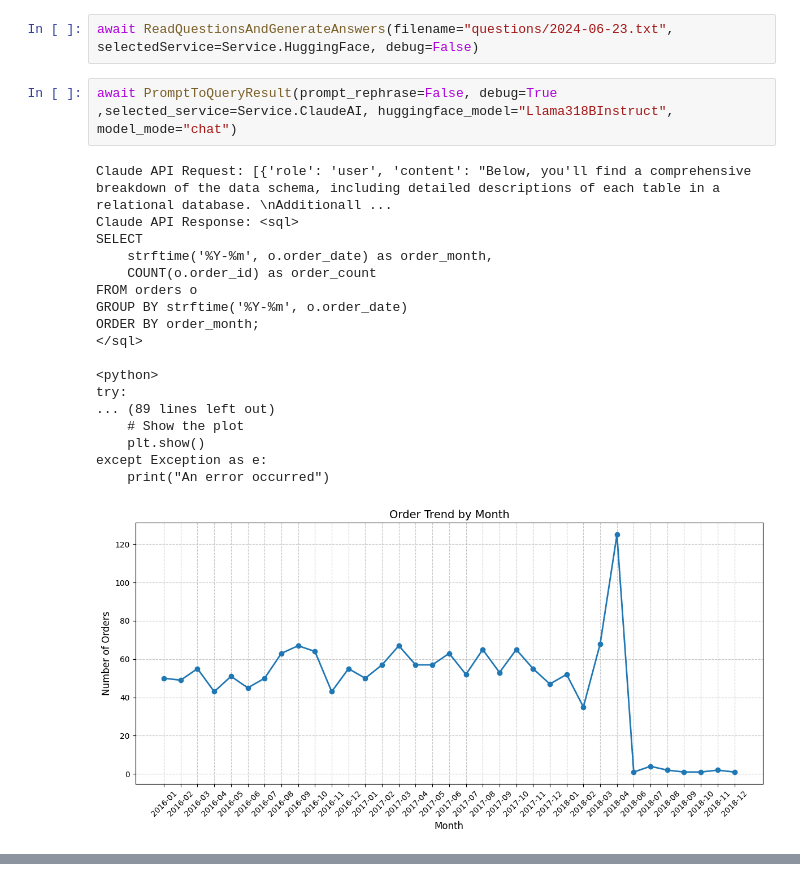
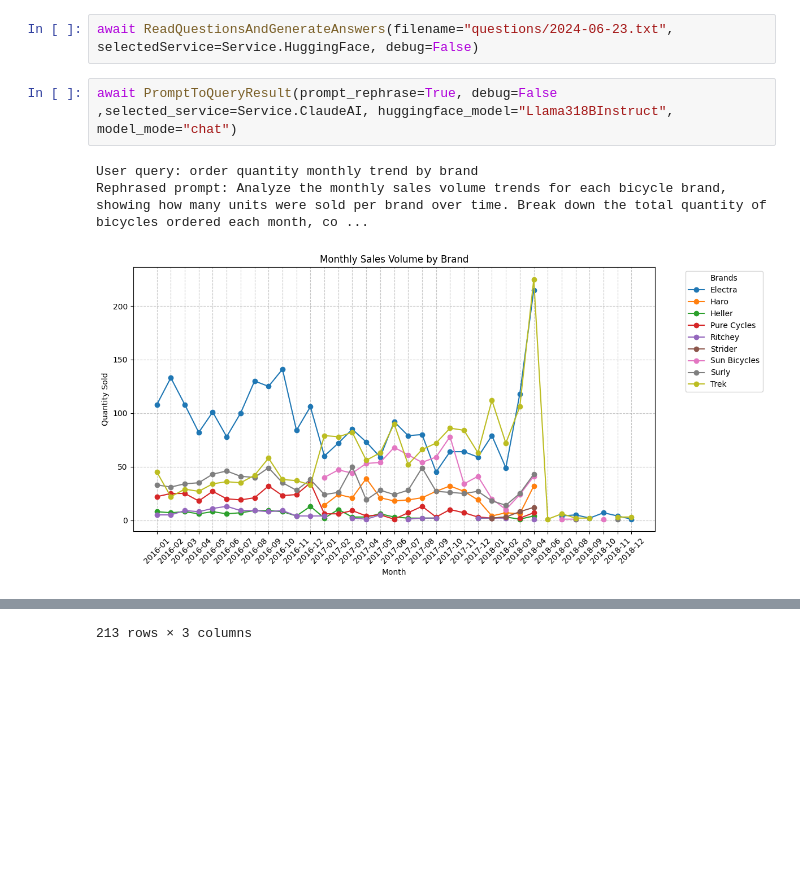
Before and after one commit to baykalucar/SemanticQueries, a Jupyter notebook: demo.ipynb, the cells around one changed output, grey strips where cells are left out. Saved outputs shown, nothing was run; the diff lists cells and outputs as text; blank space fills up the shorter version.

```diff
--- a/demo.ipynb
+++ b/demo.ipynb
@@ -39,23 +39,8 @@ await GenerateQuestions()
 # %%
 await ReadQuestionsAndGenerateAnswers(filename="questions/2024-06-23.txt", selectedService=Service.HuggingFace, debug=False)
 # %%
-await PromptToQueryResult(prompt_rephrase=False, debug=True ,selected_service=Service.ClaudeAI, huggingface_model="Llama318BInstruct", model_mode="chat")
+await PromptToQueryResult(prompt_rephrase=True, debug=False ,selected_service=Service.ClaudeAI, huggingface_model="Llama318BInstruct", model_mode="chat")
 # %% [output]
-Claude API Request: [{'role': 'user', 'content': "Below, you'll find a comprehensive breakdown of the data schema, including detailed descriptions of each table in a relational database. \nAdditionall ...
-Claude API Response: <sql>
-SELECT
-    strftime('%Y-%m', o.order_date) as order_month,
-    COUNT(o.order_id) as order_count
-FROM orders o
-GROUP BY strftime('%Y-%m', o.order_date)
-ORDER BY order_month;
-</sql>
-
-<python>
-try:
-... (89 lines left out)
-    # Show the plot
-    plt.show()
-except Exception as e:
-    print("An error occurred")
+User query: order quantity monthly trend by brand
+Rephrased prompt: Analyze the monthly sales volume trends for each bicycle brand, showing how many units were sold per brand over time. Break down the total quantity of bicycles ordered each month, co ...
-[figure, old version]
+[figure, new version]
@@ -79 +59,2 @@ except Exception as e:
+213 rows × 3 columns
 # %%
```
Also changed, not shown: parts of 3 cells of this notebook.
